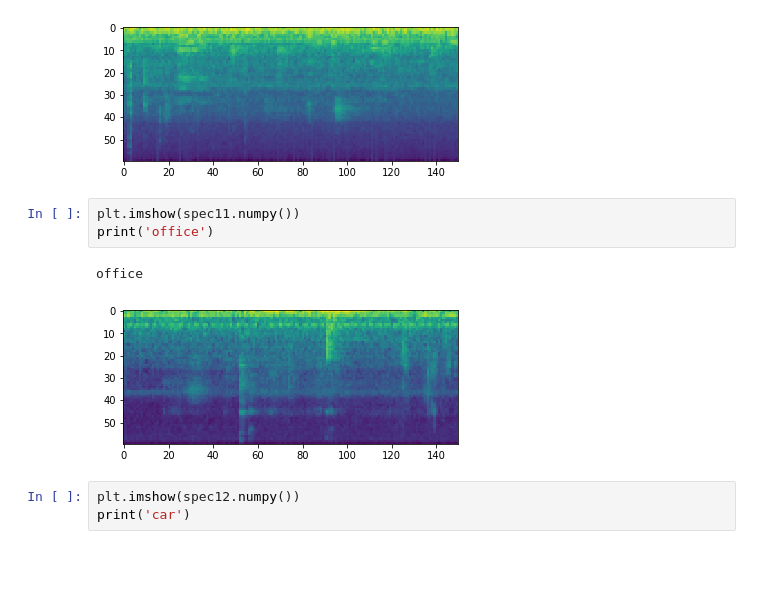
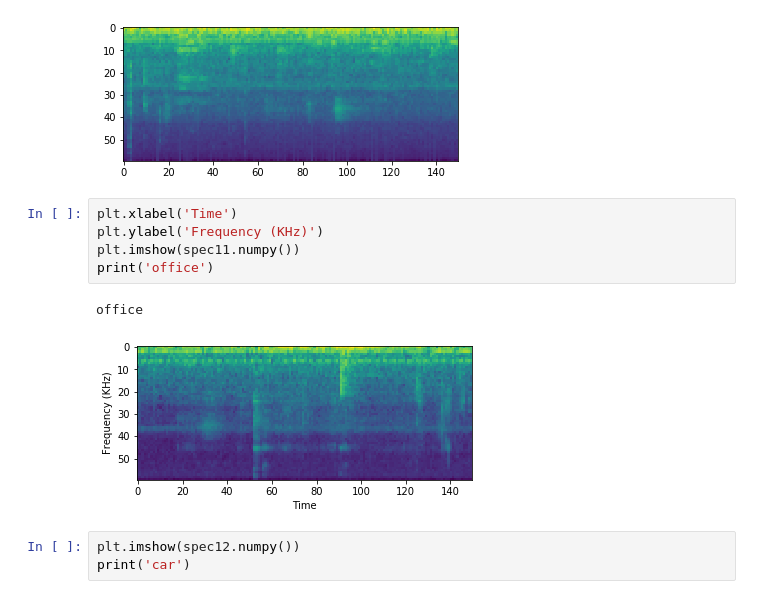
Before and after one commit to tomstark99/COMSM0045, a Jupyter notebook: coursework/VisualiseSpec.ipynb, the cells around one changed output. Cells and saved outputs as stored; diff of their text form; blank space fills up the shorter version.

```diff
--- a/coursework/VisualiseSpec.ipynb
+++ b/coursework/VisualiseSpec.ipynb
@@ -104,11 +106,13 @@ print('library')
 library
 [figure]
 # %%
+plt.xlabel('Time')
+plt.ylabel('Frequency (KHz)')
 plt.imshow(spec11.numpy())
 print('office')
 # %% [output]
 office
-[figure, old version]
+[figure, new version]
 # %%
 plt.imshow(spec12.numpy())
 print('car')
```
Also changed, not shown: parts of 3 cells of this notebook, 2 other files.
